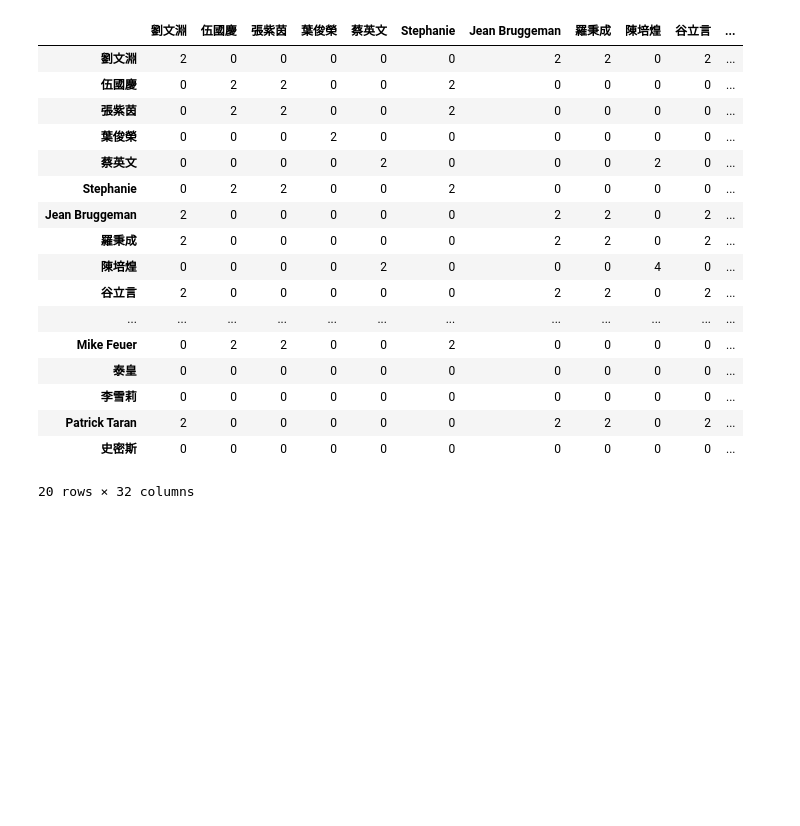
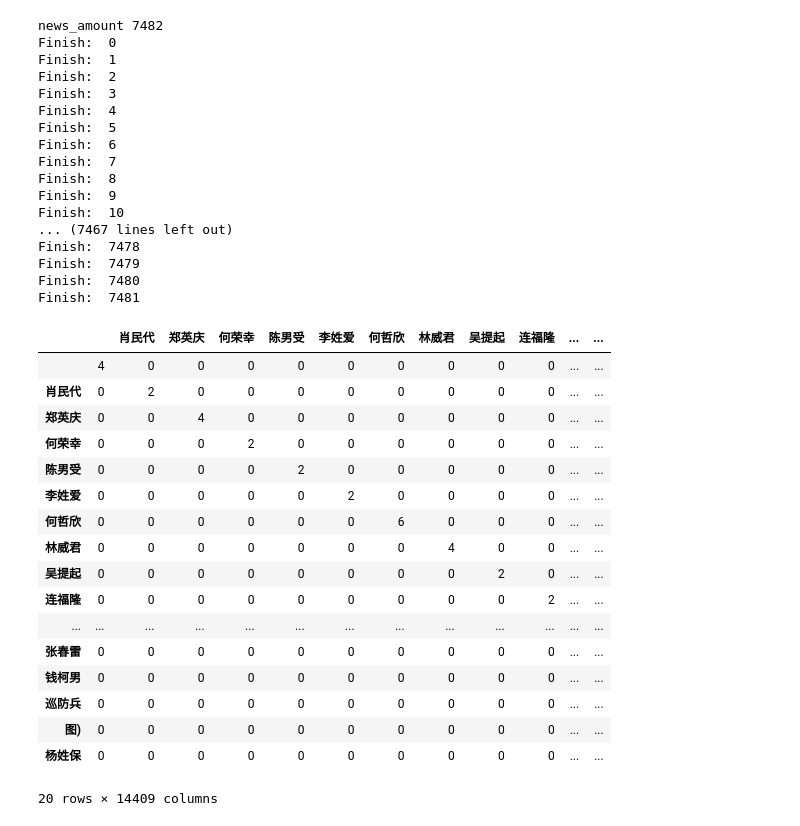
Before and after one commit to DennyHsieh/fintech-assignments, a Jupyter notebook: hw2_NER/Co-occurrence_Diagram.ipynb, the cells around one changed output. Saved outputs shown, nothing was run; the diff lists cells and outputs as text; code cells hidden in the pictures; blank space fills up the shorter version.

```diff
--- a/hw2_NER/Co-occurrence_Diagram.ipynb
+++ b/hw2_NER/Co-occurrence_Diagram.ipynb
@@ -9,6 +9,6 @@ win32file._setmaxstdio(2048)
 # %%
 # Load data
+# PER_data_folder = 'PER'
 PER_data_folder = 'PER'
-df = pd.read_csv(os.path.join(PER_data_folder, 'news_data_ckipner.csv'))
-df = df.iloc[:10]
+df = pd.read_csv(os.path.join(PER_data_folder, 'news_data_with_PER.csv'))
 # %%
@@ -35,16 +30,19 @@ for index, row in df.iterrows():
     crime = row['keywords']
     Crime_All.add(crime)
 
-    # person_list = row['PER'].split(',')
+    if type(row['PER']) == str:
+        person_list = row['PER'].split(',')
+    else:
+        person_list = []
 
-    """ ckipner """
+    """ ckipner
 
     ckipner = row['PER_ckip']
     if type(ckipner) == str:
         person_list = ckipner[ckipner.find("[")+2: ckipner.find("]")-1].split("', '")
     else:
         person_list = []
-
+    """
 
     Person_All = Person_All.union(set(person_list))
 
@@ -64,33 +62,57 @@ Crime_Person_All: ['劉文淵', '伍國慶', '張紫茵', '葉俊榮', '蔡英
 # %%
 # Set base df_co (co-occurance matrix)
 df_co = pd.DataFrame(columns = Crime_Person_All, index = Crime_Person_All)
 df_co[:] = 0
 
-# iterate through each news and add one for each Crime_Person-Crime_Person relationship
-#-> in this case, relationship equates to appearing in the same news
+news_amount = len(News_Dictionary.keys())
+print('news_amount', news_amount)
+
+# Iterate through each news and add one for each Crime_Person-Crime_Person relationship
+#-> In this case, relationship equates to appearing in the same news
+n = 0
 for value in News_Dictionary.values():
     for item1 in value:
         for item2 in value:
             df_co[item1][item2] += 1
             df_co[item2][item1] += 1
 
+    print('Finish: ', n)
+    n += 1
+
 df_co.head(20)
 # %% [output]
+news_amount 7482
+Finish:  0
+Finish:  1
+Finish:  2
+Finish:  3
+Finish:  4
+Finish:  5
+Finish:  6
+Finish:  7
+Finish:  8
+Finish:  9
+Finish:  10
+... (7467 lines left out)
+Finish:  7478
+Finish:  7479
+Finish:  7480
+Finish:  7481
-|  | 劉文淵 | 伍國慶 | 張紫茵 | 葉俊榮 | 蔡英文 | Stephanie | Jean Bruggeman | 羅秉成 | 陳培煌 | 谷立言 | ... |
-| 劉文淵 | 2 | 0 | 0 | 0 | 0 | 0 | 2 | 2 | 0 | 2 | ... |
-| 伍國慶 | 0 | 2 | 2 | 0 | 0 | 2 | 0 | 0 | 0 | 0 | ... |
-| 張紫茵 | 0 | 2 | 2 | 0 | 0 | 2 | 0 | 0 | 0 | 0 | ... |
-| 葉俊榮 | 0 | 0 | 0 | 2 | 0 | 0 | 0 | 0 | 0 | 0 | ... |
-| 蔡英文 | 0 | 0 | 0 | 0 | 2 | 0 | 0 | 0 | 2 | 0 | ... |
-| Stephanie | 0 | 2 | 2 | 0 | 0 | 2 | 0 | 0 | 0 | 0 | ... |
-| Jean Bruggeman | 2 | 0 | 0 | 0 | 0 | 0 | 2 | 2 | 0 | 2 | ... |
-| 羅秉成 | 2 | 0 | 0 | 0 | 0 | 0 | 2 | 2 | 0 | 2 | ... |
-| 陳培煌 | 0 | 0 | 0 | 0 | 2 | 0 | 0 | 0 | 4 | 0 | ... |
-| 谷立言 | 2 | 0 | 0 | 0 | 0 | 0 | 2 | 2 | 0 | 2 | ... |
-| ... | ... | ... | ... | ... | ... | ... | ... | ... | ... | ... | ... |
-| Mike Feuer | 0 | 2 | 2 | 0 | 0 | 2 | 0 | 0 | 0 | 0 | ... |
-| 泰皇 | 0 | 0 | 0 | 0 | 0 | 0 | 0 | 0 | 0 | 0 | ... |
-| 李雪莉 | 0 | 0 | 0 | 0 | 0 | 0 | 0 | 0 | 0 | 0 | ... |
-| Patrick Taran | 2 | 0 | 0 | 0 | 0 | 0 | 2 | 2 | 0 | 2 | ... |
-| 史密斯 | 0 | 0 | 0 | 0 | 0 | 0 | 0 | 0 | 0 | 0 | ... |
+|  |  | 肖民代 | 郑英庆 | 何荣幸 | 陈男受 | 李姓爱 | 何哲欣 | 林威君 | 吴提起 | 连福隆 | ... | ... |
+|  | 4 | 0 | 0 | 0 | 0 | 0 | 0 | 0 | 0 | 0 | ... | ... |
+| 肖民代 | 0 | 2 | 0 | 0 | 0 | 0 | 0 | 0 | 0 | 0 | ... | ... |
+| 郑英庆 | 0 | 0 | 4 | 0 | 0 | 0 | 0 | 0 | 0 | 0 | ... | ... |
+| 何荣幸 | 0 | 0 | 0 | 2 | 0 | 0 | 0 | 0 | 0 | 0 | ... | ... |
+| 陈男受 | 0 | 0 | 0 | 0 | 2 | 0 | 0 | 0 | 0 | 0 | ... | ... |
+| 李姓爱 | 0 | 0 | 0 | 0 | 0 | 2 | 0 | 0 | 0 | 0 | ... | ... |
+| 何哲欣 | 0 | 0 | 0 | 0 | 0 | 0 | 6 | 0 | 0 | 0 | ... | ... |
+| 林威君 | 0 | 0 | 0 | 0 | 0 | 0 | 0 | 4 | 0 | 0 | ... | ... |
+| 吴提起 | 0 | 0 | 0 | 0 | 0 | 0 | 0 | 0 | 2 | 0 | ... | ... |
+| 连福隆 | 0 | 0 | 0 | 0 | 0 | 0 | 0 | 0 | 0 | 2 | ... | ... |
+| ... | ... | ... | ... | ... | ... | ... | ... | ... | ... | ... | ... | ... |
+| 张春雷 | 0 | 0 | 0 | 0 | 0 | 0 | 0 | 0 | 0 | 0 | ... | ... |
+| 钱柯男 | 0 | 0 | 0 | 0 | 0 | 0 | 0 | 0 | 0 | 0 | ... | ... |
+| 巡防兵 | 0 | 0 | 0 | 0 | 0 | 0 | 0 | 0 | 0 | 0 | ... | ... |
+| 图) | 0 | 0 | 0 | 0 | 0 | 0 | 0 | 0 | 0 | 0 | ... | ... |
+| 杨姓保 | 0 | 0 | 0 | 0 | 0 | 0 | 0 | 0 | 0 | 0 | ... | ... |
-20 rows × 32 columns
+20 rows × 14409 columns
```
Also changed, not shown: parts of 11 cells of this notebook, 2 other files.
